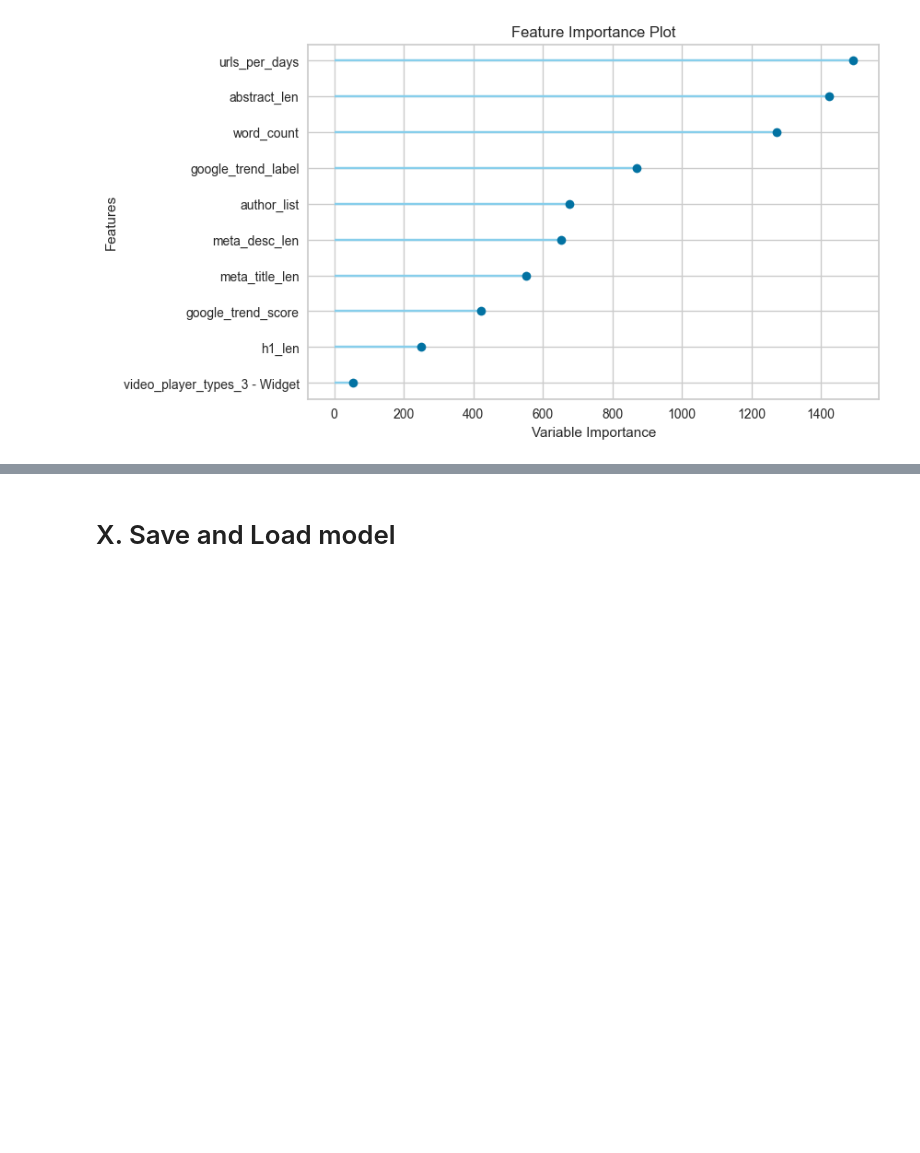
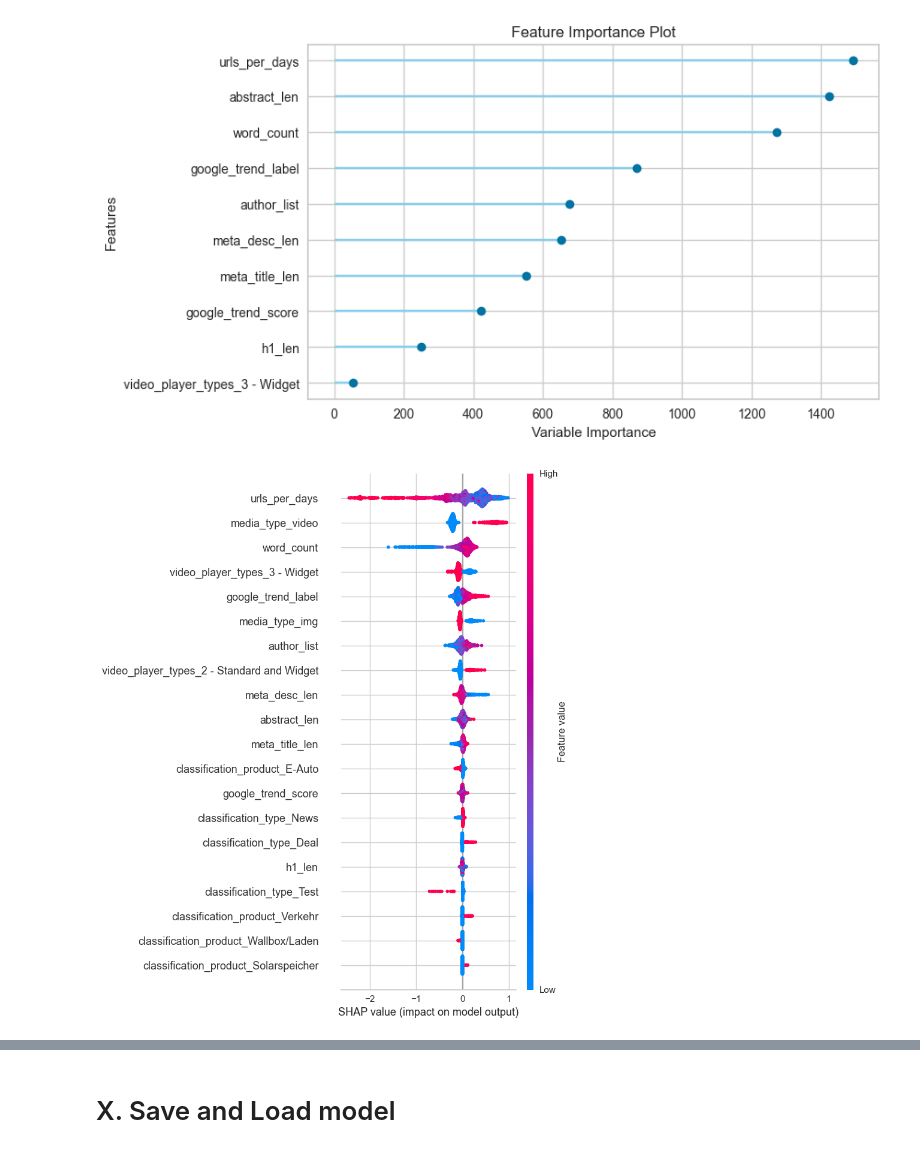
Before and after one commit to RenzoTorrecuso/d-drivers, a Jupyter notebook: notebooks/model_pycaret_3.ipynb, the cells around one changed output, grey strips where cells are left out. Drawn from its saved outputs; the diff is of its cells as text; code cells hidden in the pictures; blank space fills up the shorter version.

```diff
--- a/notebooks/model_pycaret_3.ipynb
+++ b/notebooks/model_pycaret_3.ipynb
@@ -140,3 +175,7 @@ pyreg.plot_model(tuned_lightgbm, plot = 'feature')
 # %% [output]
 [interactive output not drawn]
 [figure]
+# %%
+pyreg.interpret_model(tuned_lightgbm)
+# %% [output]
+[figure, added]
```
Also changed, not shown: parts of 9 cells of this notebook, 1 other file.
